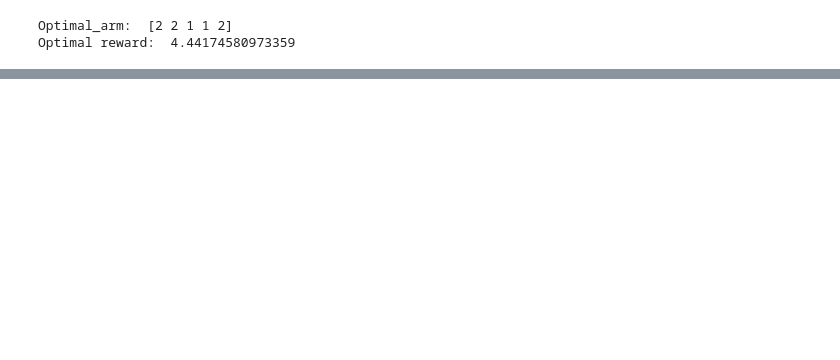
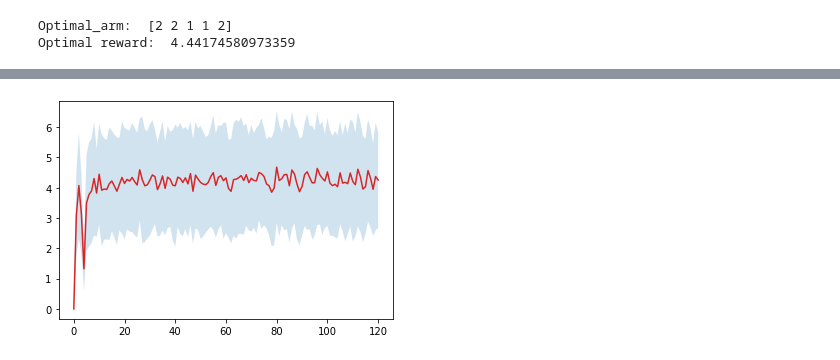
Before and after one commit to angiuf/OLA-Project, a Jupyter notebook: UCB_notebook.ipynb, the cells around one changed output, grey strips where cells are left out. Saved outputs shown, nothing was run; the diff lists cells and outputs as text; code cells hidden in the pictures; blank space fills up the shorter version.

```diff
--- a/UCB_notebook.ipynb
+++ b/UCB_notebook.ipynb
@@ -50,0 +69,4 @@ show_reward(instant_regret_obs, "UCB test, first case")
+# %%
+show_reward(data.param[1], "UCB test, first case")
+# %% [output]
+[figure, added]
```
Also changed, not shown: parts of 9 cells of this notebook, 4 other files.
